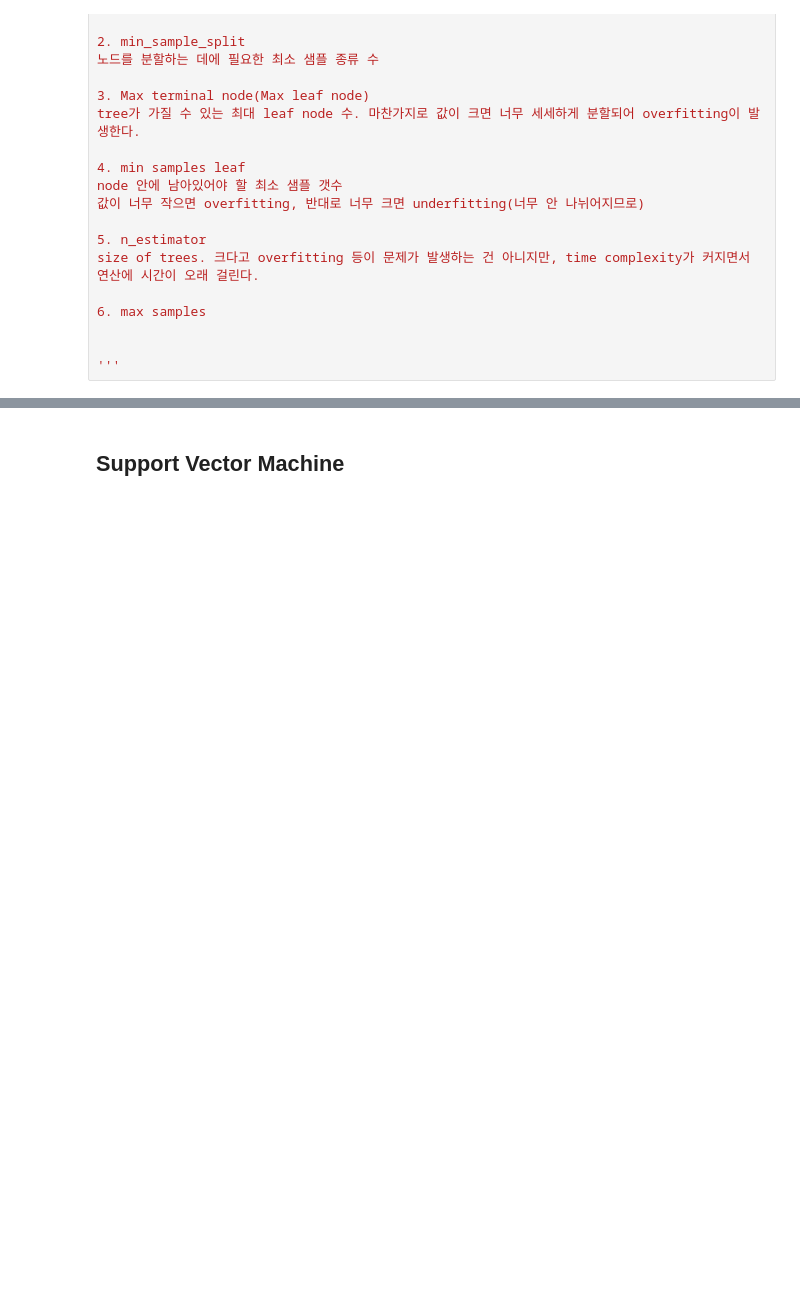
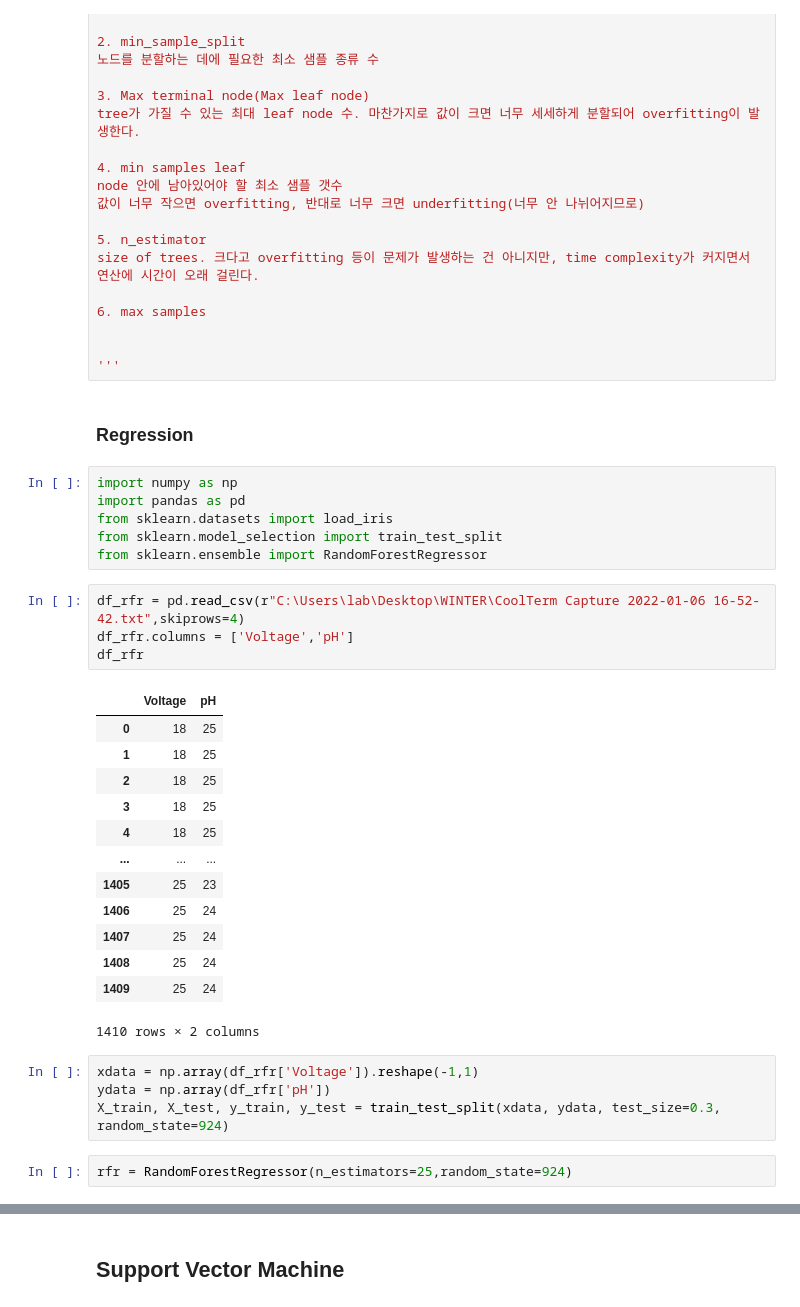
Before and after one commit to eagles0924/arduino_python, a Jupyter notebook: arduino.ipynb, the cells around one changed output, grey strips where cells are left out. Cells and saved outputs as stored; diff of their text form; blank space fills up the shorter version.

```diff
--- a/arduino.ipynb
+++ b/arduino.ipynb
@@ -450,3 +469,35 @@ size of trees. 크다고 overfitting 등이 문제가 발생하는 건 아니지
 
 
 '''
+# %% [markdown]
+### Regression
+# %%
+import numpy as np
+import pandas as pd
+from sklearn.datasets import load_iris
+from sklearn.model_selection import train_test_split
+from sklearn.ensemble import RandomForestRegressor
+# %%
+df_rfr = pd.read_csv(r"C:\Users\lab\Desktop\WINTER\CoolTerm Capture 2022-01-06 16-52-42.txt",skiprows=4)
+df_rfr.columns = ['Voltage','pH']
+df_rfr
+# %% [output]
+|  | Voltage | pH |
+| 0 | 18 | 25 |
+| 1 | 18 | 25 |
+| 2 | 18 | 25 |
+| 3 | 18 | 25 |
+| 4 | 18 | 25 |
+| ... | ... | ... |
+| 1405 | 25 | 23 |
+| 1406 | 25 | 24 |
+| 1407 | 25 | 24 |
+| 1408 | 25 | 24 |
+| 1409 | 25 | 24 |
+1410 rows × 2 columns
+# %%
+xdata = np.array(df_rfr['Voltage']).reshape(-1,1)
+ydata = np.array(df_rfr['pH'])
+X_train, X_test, y_train, y_test = train_test_split(xdata, ydata, test_size=0.3, random_state=924)
+# %%
+rfr = RandomForestRegressor(n_estimators=25,random_state=924)
```
Also changed, not shown: parts of 24 cells of this notebook.
